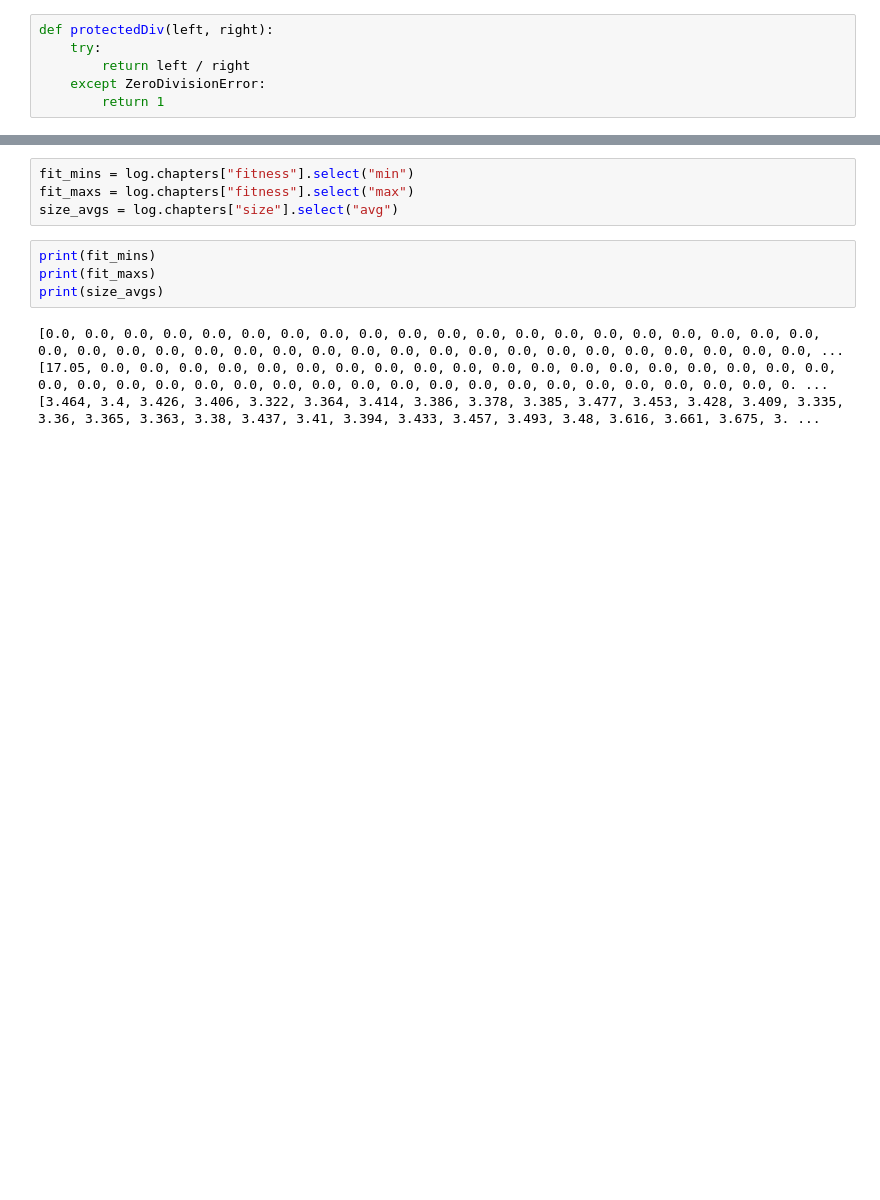
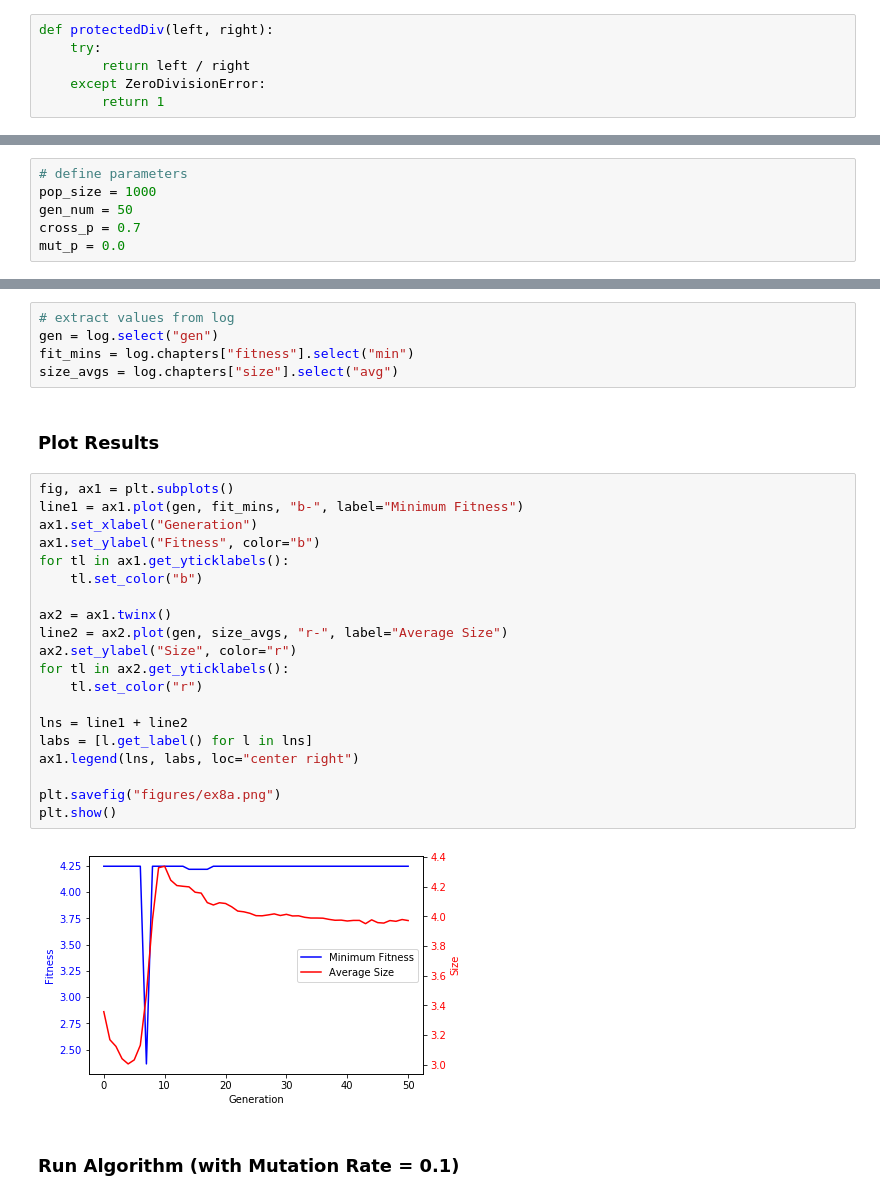
Before and after one commit to rusane/natural-computing, a Jupyter notebook: Evolutionary Computation/Assignment 1 Exercise 8 - Genetic Programming.ipynb, the cells around one changed output, grey strips where cells are left out. Saved outputs shown, nothing was run; the diff lists cells and outputs as text; blank space fills up the shorter version.

Commit message:
add complete "exercise 8" notebook
fixed math errors and result errors

```diff
--- a/Evolutionary Computation/Assignment 1 Exercise 8 - Genetic Programming.ipynb
+++ b/Evolutionary Computation/Assignment 1 Exercise 8 - Genetic Programming.ipynb
@@ -60,0 +88,6 @@ def protectedDiv(left, right):
+# %%
+# define parameters
+pop_size = 1000
+gen_num = 50
+cross_p = 0.7
+mut_p = 0.0
@@ -147,12 +176,31 @@ gen     nevals  avg     gen     max     min     nevals  std             avg
 # %%
+# extract values from log
+gen = log.select("gen")
 fit_mins = log.chapters["fitness"].select("min")
-fit_maxs = log.chapters["fitness"].select("max")
 size_avgs = log.chapters["size"].select("avg")
-# %%
-print(fit_mins)
-print(fit_maxs)
-print(size_avgs)
-# %% [output]
-[0.0, 0.0, 0.0, 0.0, 0.0, 0.0, 0.0, 0.0, 0.0, 0.0, 0.0, 0.0, 0.0, 0.0, 0.0, 0.0, 0.0, 0.0, 0.0, 0.0, 0.0, 0.0, 0.0, 0.0, 0.0, 0.0, 0.0, 0.0, 0.0, 0.0, 0.0, 0.0, 0.0, 0.0, 0.0, 0.0, 0.0, 0.0, 0.0, 0.0, ...
-[17.05, 0.0, 0.0, 0.0, 0.0, 0.0, 0.0, 0.0, 0.0, 0.0, 0.0, 0.0, 0.0, 0.0, 0.0, 0.0, 0.0, 0.0, 0.0, 0.0, 0.0, 0.0, 0.0, 0.0, 0.0, 0.0, 0.0, 0.0, 0.0, 0.0, 0.0, 0.0, 0.0, 0.0, 0.0, 0.0, 0.0, 0.0, 0.0, 0. ...
-[3.464, 3.4, 3.426, 3.406, 3.322, 3.364, 3.414, 3.386, 3.378, 3.385, 3.477, 3.453, 3.428, 3.409, 3.335, 3.36, 3.365, 3.363, 3.38, 3.437, 3.41, 3.394, 3.433, 3.457, 3.493, 3.48, 3.616, 3.661, 3.675, 3. ...
+# %% [markdown]
+### Plot Results
+# %%
+fig, ax1 = plt.subplots()
+line1 = ax1.plot(gen, fit_mins, "b-", label="Minimum Fitness")
+ax1.set_xlabel("Generation")
+ax1.set_ylabel("Fitness", color="b")
+for tl in ax1.get_yticklabels():
+    tl.set_color("b")
+
+ax2 = ax1.twinx()
+line2 = ax2.plot(gen, size_avgs, "r-", label="Average Size")
+ax2.set_ylabel("Size", color="r")
+for tl in ax2.get_yticklabels():
+    tl.set_color("r")
+
+lns = line1 + line2
+labs = [l.get_label() for l in lns]
+ax1.legend(lns, labs, loc="center right")
+
+plt.savefig("figures/ex8a.png")
+plt.show()
+# %% [output]
+[figure, added]
+# %% [markdown]
+### Run Algorithm (with Mutation Rate = 0.1)
```
Also changed, not shown: parts of 24 cells of this notebook, 2 other files.
